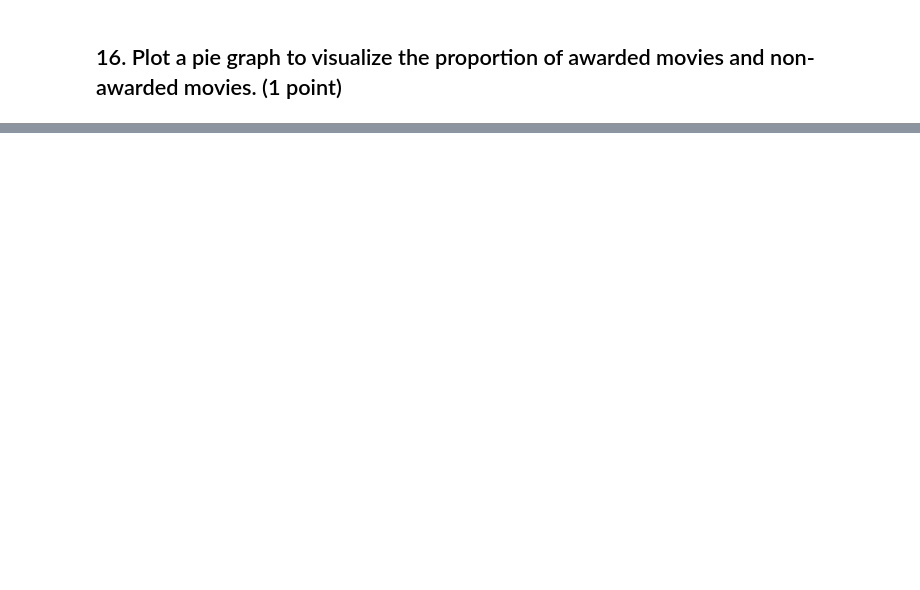
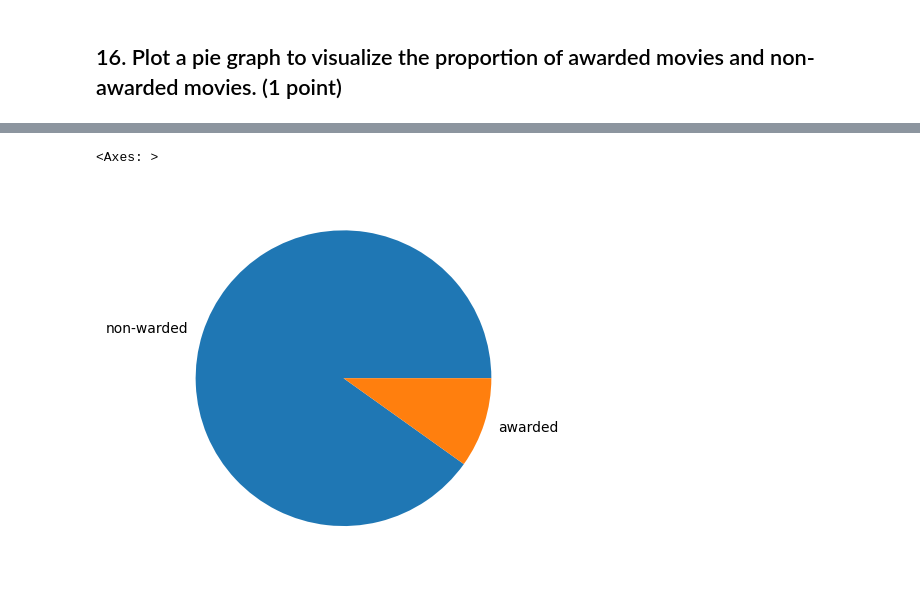
Before and after one commit to luumsk/NSU_Python, a Jupyter notebook: nbs/assignments/Final_Exam.ipynb, the cells around one changed output, grey strips where cells are left out. Drawn from its saved outputs; the diff is of its cells as text; code cells hidden in the pictures; blank space fills up the shorter version.

Commit message:
add solution to Final Exam

```diff
--- a/nbs/assignments/Final_Exam.ipynb
+++ b/nbs/assignments/Final_Exam.ipynb
@@ -46,2 +117,6 @@ df.head()
 # %% [markdown]
 ### 6. Drop the column `*Image`. (1 point)
+# %%
+print("Before:", "*Image" in df.columns)
+df.drop(columns="*Image", inplace=True)
+print("After:", "*Image" in df.columns)
@@ -48,2 +126,6 @@ df.head()
 # %% [markdown]
 ### 7. Rename column `Subject` to `Genre`. (1 point)
+# %%
+print("Before:", df.columns)
+df.rename(columns={"Subject": "Genre"}, inplace=True)
+print("After:", df.columns)
@@ -52,2 +149,5 @@ df.head()
 # %% [markdown]
 ### 9. Change genre `Westerns` (with 's') to `Western` (no 's'). (1 point)
+# %%
+df["Genre"].replace({"Westerns": "Western"}, inplace=True)
+print("After:", df["Genre"].unique())
@@ -54,2 +157,6 @@ df.head()
 # %% [markdown]
 ### 10. Convert tetual values in the `Awards` column to boolean values ('No' becomes `False`, 'Yes' becomes `True`).(1 point)
+# %%
+print("Before:", df["Awards"].value_counts())
+df["Awards"] = df["Awards"] == "Yes"
+print("After:", df["Awards"].value_counts())
@@ -98,0 +251,6 @@ df.head()
+# %%
+# Solution 1
+df["Awards"].value_counts().plot(kind="pie", ylabel="", labels=["non-warded", "awarded"])
+# %% [output]
+<Axes: >
+[figure, added]
```
Also changed, not shown: parts of 22 cells of this notebook.
